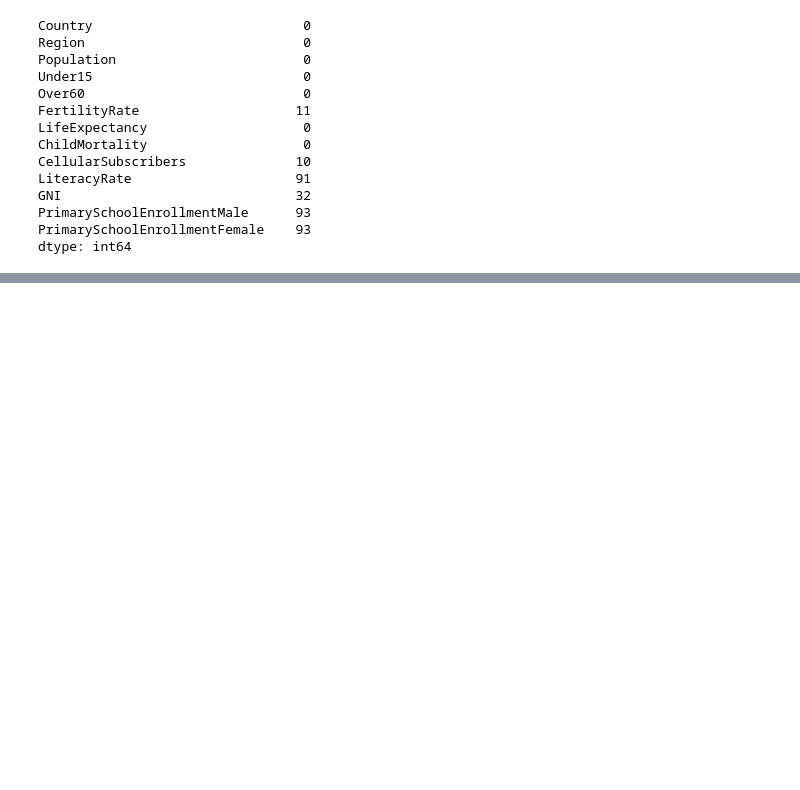
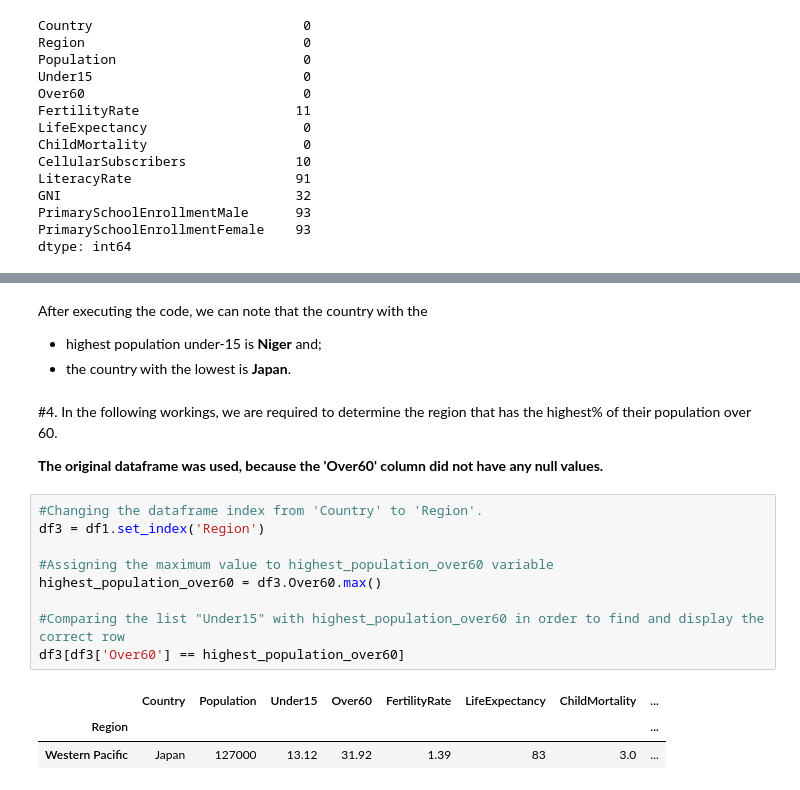
Before and after one commit to NemisysAxe/Bootcamp-Exploratory-Data-Analysis-, a Jupyter notebook: notebook.ipynb, the cells around one changed output, grey strips where cells are left out. Cells and saved outputs as stored; diff of their text form; blank space fills up the shorter version.

```diff
--- a/notebook.ipynb
+++ b/notebook.ipynb
@@ -99,0 +169,21 @@ NameError: ignored
+# %% [markdown]
+After executing the code, we can note that the country with the
+* highest population under-15 is **Niger** and;
+* the country with the lowest is **Japan**.
+# %% [markdown]
+#4. In the following workings, we are required to determine the region that has the highest% of their population over 60.
+
+**The original dataframe was used, because the 'Over60' column did not have any null values.**
+# %%
+#Changing the dataframe index from 'Country' to 'Region'.
+df3 = df1.set_index('Region')
+
+#Assigning the maximum value to highest_population_over60 variable
+highest_population_over60 = df3.Over60.max()
+
+#Comparing the list "Under15" with highest_population_over60 in order to find and display the correct row
+df3[df3['Over60'] == highest_population_over60]
+# %% [output]
+|  | Country | Population | Under15 | Over60 | FertilityRate | LifeExpectancy | ChildMortality | ... |
+| Region |  |  |  |  |  |  |  | ... |
+| Western Pacific | Japan | 127000 | 13.12 | 31.92 | 1.39 | 83 | 3.0 | ... |
```
Also changed, not shown: parts of 32 cells of this notebook.
